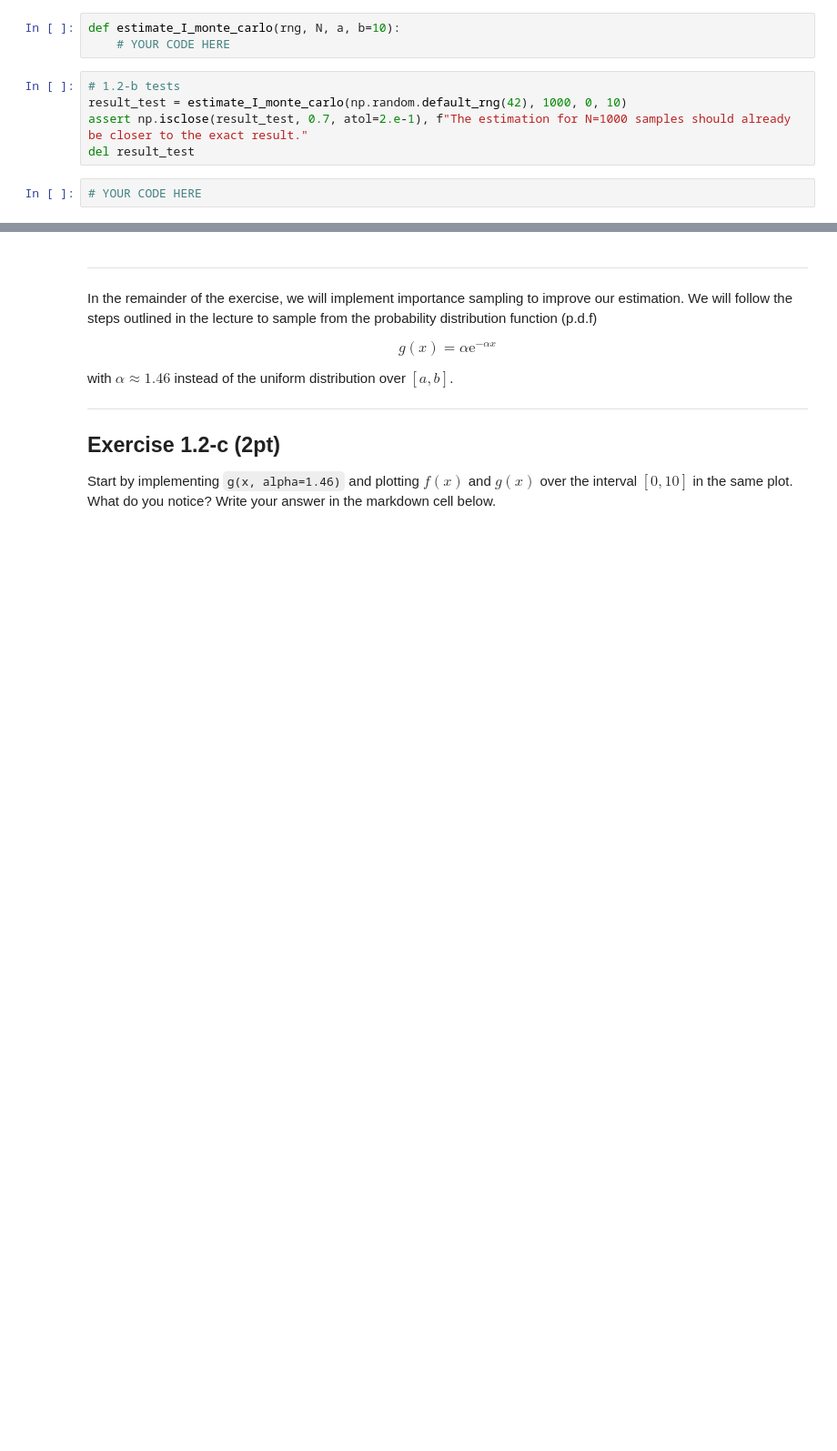
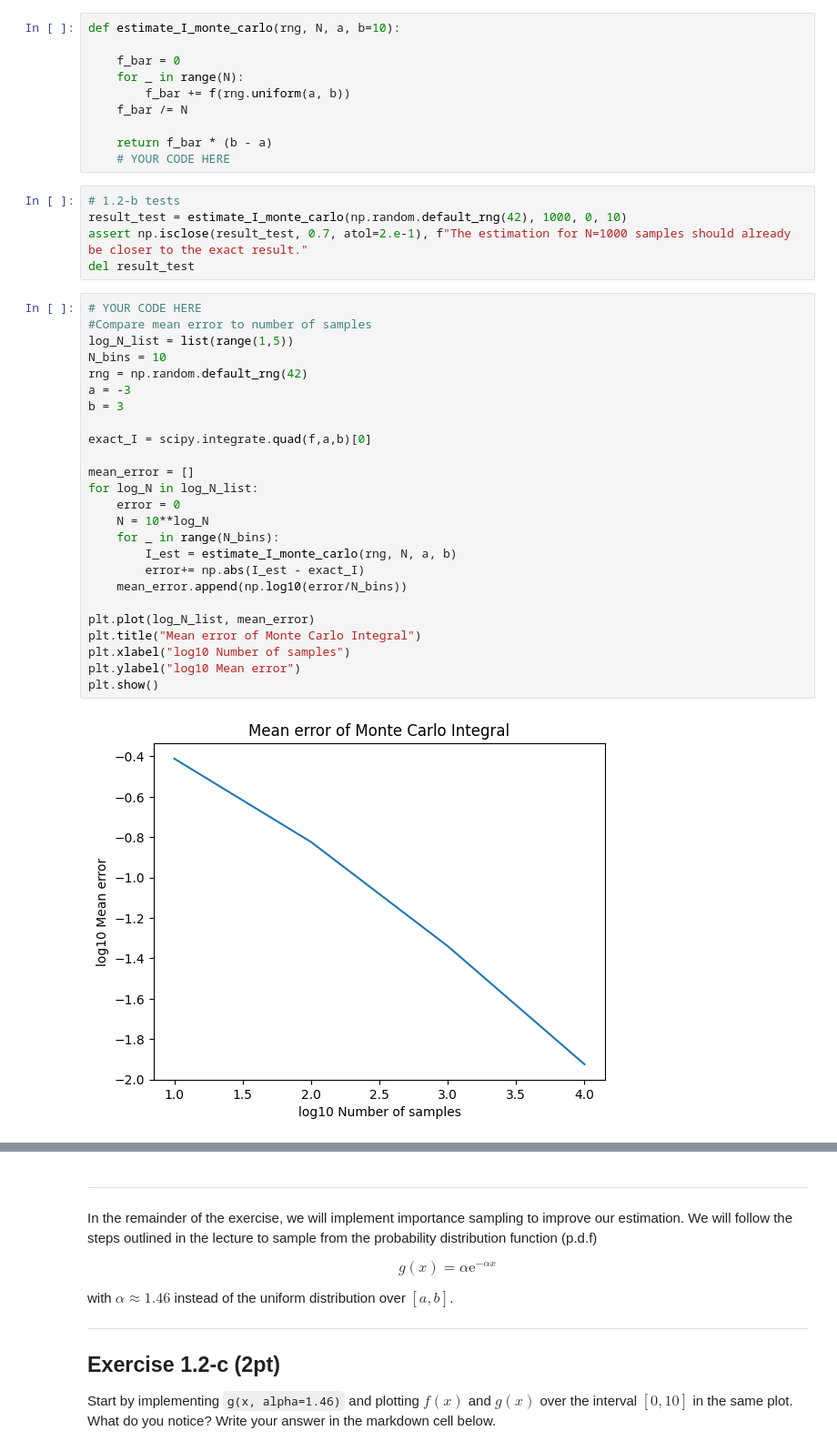
Before and after one commit to YommoY-official/CompManyBody, a Jupyter notebook: exercises/ex01_monte_carlo/ex01.2_importance_sampling.ipynb, the cells around one changed output, grey strips where cells are left out. Shown at 91% size. Cells and saved outputs as stored; diff of their text form; blank space fills up the shorter version.

```diff
--- a/exercises/ex01_monte_carlo/ex01.2_importance_sampling.ipynb
+++ b/exercises/ex01_monte_carlo/ex01.2_importance_sampling.ipynb
@@ -60,6 +72,13 @@ Implement the function `estimate_I_monte_carlo(rng, N, a, b=10)` that calculates
 > **Note:** To get a value of $I$ to compare your estimate to you may use `scipy.integrate.quad`.
 # %%
 def estimate_I_monte_carlo(rng, N, a, b=10):
+
+    f_bar = 0
+    for _ in range(N):
+        f_bar += f(rng.uniform(a, b))
+    f_bar /= N
+
+    return f_bar * (b - a)
     # YOUR CODE HERE
 # %%
 # 1.2-b tests
@@ -68,3 +87,28 @@ assert np.isclose(result_test, 0.7, atol=2.e-1), f"The estimation for N=1000 sam
 del result_test
 # %%
 # YOUR CODE HERE
+#Compare mean error to number of samples
+log_N_list = list(range(1,5))
+N_bins = 10
+rng = np.random.default_rng(42)
+a = -3
+b = 3
+
+exact_I = scipy.integrate.quad(f,a,b)[0]
+
+mean_error = []
+for log_N in log_N_list:
+    error = 0
+    N = 10**log_N
+    for _ in range(N_bins):
+        I_est = estimate_I_monte_carlo(rng, N, a, b)
+        error+= np.abs(I_est - exact_I)
+    mean_error.append(np.log10(error/N_bins))
+
+plt.plot(log_N_list, mean_error)
+plt.title("Mean error of Monte Carlo Integral")
+plt.xlabel("log10 Number of samples")
+plt.ylabel("log10 Mean error")
+plt.show()
+# %% [output]
+[figure, added]
```
Also changed, not shown: parts of 12 cells of this notebook, 2 other files.
